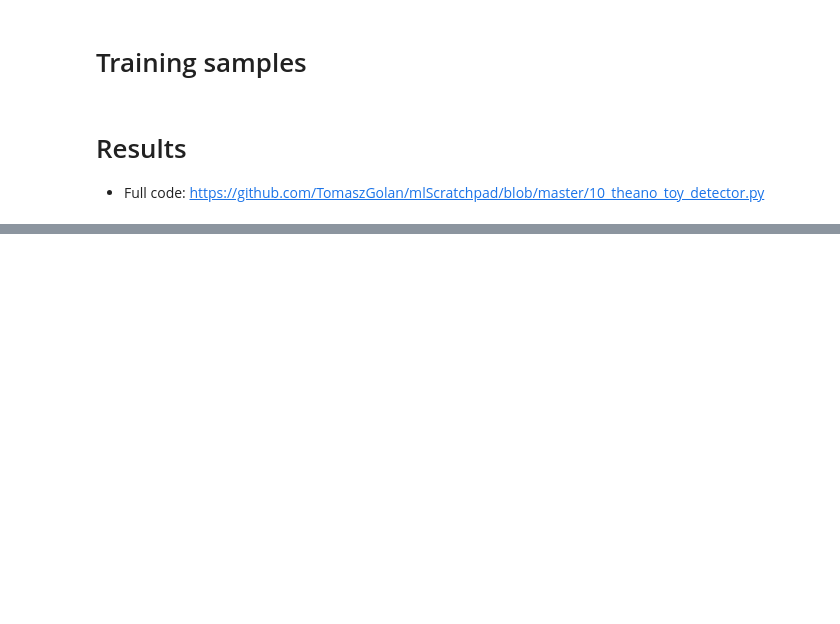
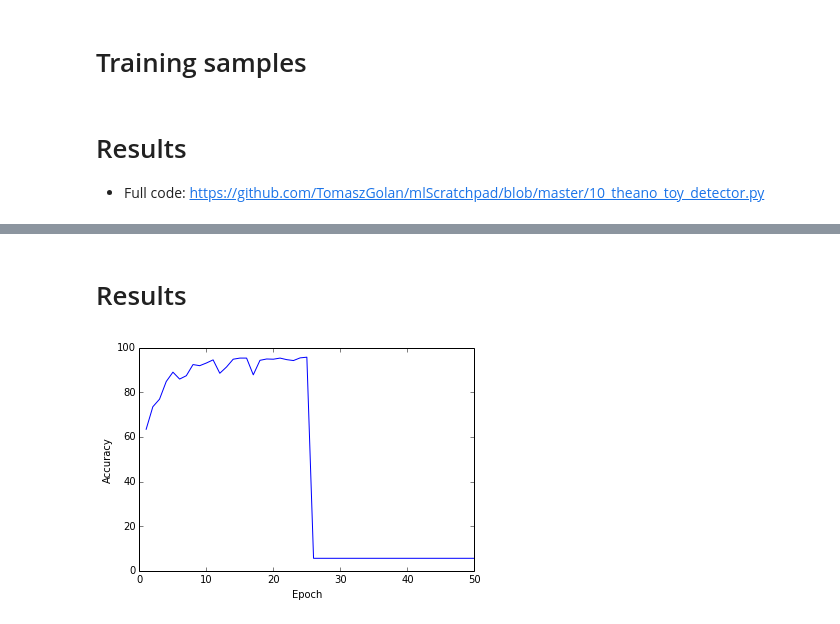
Before and after one commit to TomaszGolan/mlScratchpad, a Jupyter notebook: mlScratchpad_presentation.ipynb, the cells around one changed output, grey strips where cells are left out. Cells and saved outputs as stored; diff of their text form; code cells hidden in the pictures; blank space fills up the shorter version.

```diff
--- a/mlScratchpad_presentation.ipynb
+++ b/mlScratchpad_presentation.ipynb
@@ -1277,3 +1442,22 @@ Reconstruted events: 95.50%
+# %% [markdown]
+# Results
+# %%
+%matplotlib inline
+
+import numpy as np
+import matplotlib.pyplot as plt
+
+with open("toyDetectorConv_10k.dat", "r") as infile:
+    data = [map(float, line.split()) for line in infile]
+
+plt.xlabel('Epoch')
+plt.ylabel('Accuracy')
+
+plt.plot(*zip(*data))
+
+plt.show()
+# %% [output]
+[figure, added]
 # %%
 from IPython.display import display, HTML
 s = """
```
Also changed, not shown: parts of 20 cells of this notebook, 9 other files.
